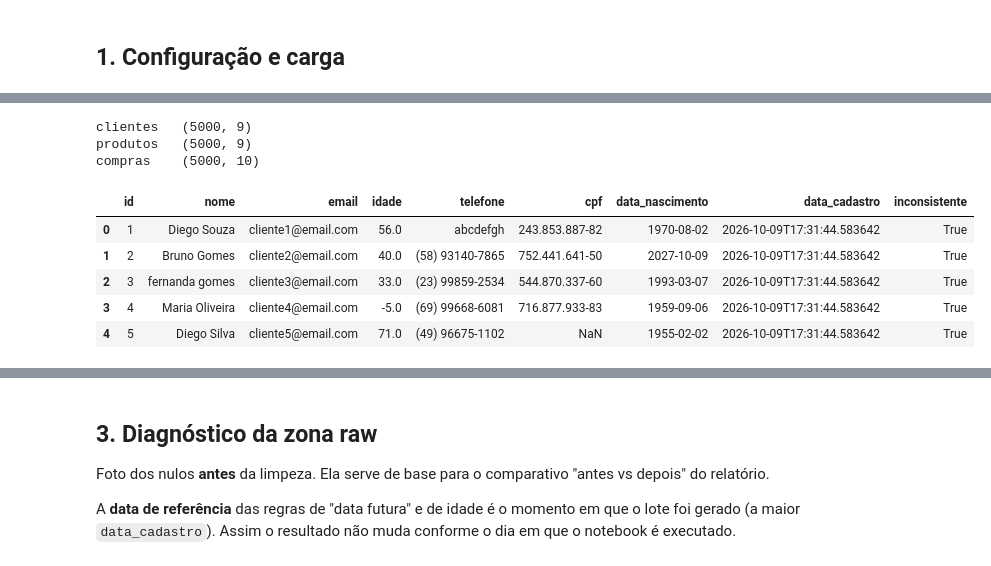
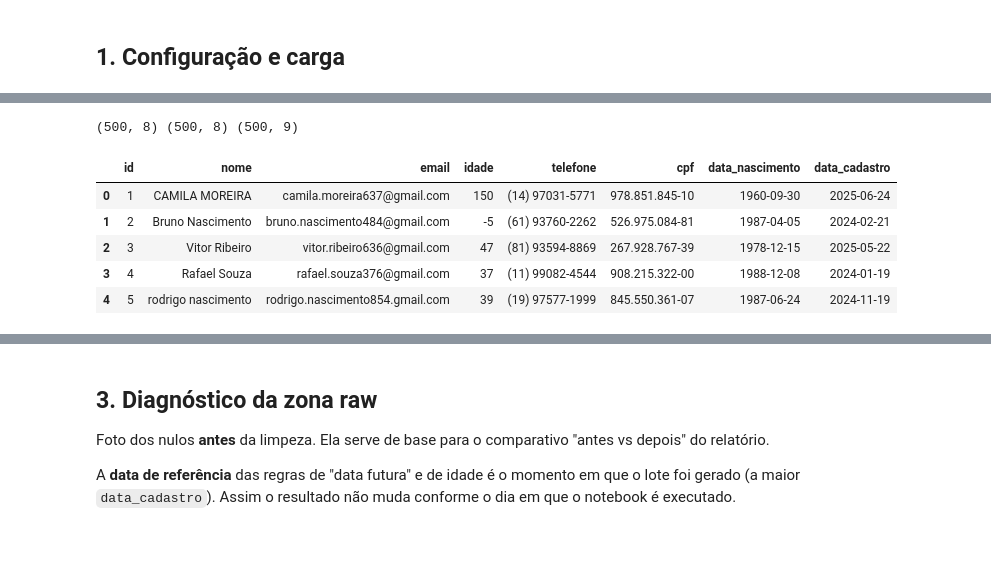
Before and after one commit to Anlbp/Projeto-Gardenia-unifeob, a Jupyter notebook: recursos/dados/notebooks_dados/03_limpeza.ipynb, the cells around one changed output, grey strips where cells are left out. Cells and saved outputs as stored; diff of their text form; code cells hidden in the pictures.

```diff
--- a/recursos/dados/notebooks_dados/03_limpeza.ipynb
+++ b/recursos/dados/notebooks_dados/03_limpeza.ipynb
@@ -103,49 +93,27 @@ compras    <- https://raw.githubusercontent.com/Anlbp/Projeto-Gardenia-unifeob/m
 # %%
-def ler_texto(origem):
-    if origem.startswith("http"):
-        try:
-            with urllib.request.urlopen(origem) as resp:
-                return resp.read().decode("utf-8")
-        except urllib.error.HTTPError as e:
-            raise FileNotFoundError(
-                f"Não consegui baixar {origem} (HTTP {e.code}).\n"
-                "Confira: (1) GITHUB_USUARIO, GITHUB_REPO e GITHUB_BRANCH; "
-                "(2) o repositório é público; "
-                "(3) clientes_N.csv, produtos_N.csv e compras_N.csv estão em PASTA_DADOS "
-                "(se você moveu os arquivos de pasta, atualize PASTA_DADOS) e LOTE está certo.\n"
-                'Alternativa: troque para FONTE = "upload".'
-            ) from None
-    with open(origem, encoding="utf-8") as f:
-        return f.read()
-
-
-# Colunas de texto são lidas como texto para não perder zeros à esquerda (CPF, telefone)
-COLUNAS_TEXTO = {c: str for c in ["nome", "email", "telefone", "cpf", "data_nascimento",
-                                  "data_cadastro", "categoria", "data_compra", "status"]}
-
-
-def ler_csv(origem):
-    texto = ler_texto(origem)
+def ler_csv(nome):
+    texto = enviados[nome].decode("utf-8-sig")
     primeira_linha = texto.splitlines()[0]
     sep = "\t" if primeira_linha.count("\t") > primeira_linha.count(",") else ","
-    return pd.read_csv(io.StringIO(texto), sep=sep, dtype=COLUNAS_TEXTO)
+    return pd.read_csv(io.StringIO(texto), sep=sep)
 
+clientes = ler_csv(caminhos["clientes"])
+produtos = ler_csv(caminhos["produtos"])
+compras  = ler_csv(caminhos["compras"])
 
-raw = {t: ler_csv(caminhos[t]) for t in TABELAS}
+raw = {"clientes": clientes, "produtos": produtos, "compras": compras}
+dados = raw
 
-for t, df in raw.items():
-    print(f"{t:10s} {df.shape}")
-raw["clientes"].head()
+print(clientes.shape, produtos.shape, compras.shape)
+clientes.head()
 # %% [output]
-clientes   (5000, 9)
-produtos   (5000, 9)
-compras    (5000, 10)
+(500, 8) (500, 8) (500, 9)
-|  | id | nome | email | idade | telefone | cpf | data_nascimento | data_cadastro | inconsistente |
-| 0 | 1 | Diego Souza | cliente1@email.com | 56.0 | abcdefgh | 243.853.887-82 | 1970-08-02 | 2026-10-09T17:31:44.583642 | True |
-| 1 | 2 | Bruno Gomes | cliente2@email.com | 40.0 | (58) 93140-7865 | 752.441.641-50 | 2027-10-09 | 2026-10-09T17:31:44.583642 | True |
-| 2 | 3 | fernanda gomes | cliente3@email.com | 33.0 | (23) 99859-2534 | 544.870.337-60 | 1993-03-07 | 2026-10-09T17:31:44.583642 | True |
-| 3 | 4 | Maria Oliveira | cliente4@email.com | -5.0 | (69) 99668-6081 | 716.877.933-83 | 1959-09-06 | 2026-10-09T17:31:44.583642 | True |
-| 4 | 5 | Diego Silva | cliente5@email.com | 71.0 | (49) 96675-1102 | NaN | 1955-02-02 | 2026-10-09T17:31:44.583642 | True |
+|  | id | nome | email | idade | telefone | cpf | data_nascimento | data_cadastro |
+| 0 | 1 | CAMILA MOREIRA | camila.moreira637@gmail.com | 150 | (14) 97031-5771 | 978.851.845-10 | 1960-09-30 | 2025-06-24 |
+| 1 | 2 | Bruno Nascimento | bruno.nascimento484@gmail.com | -5 | (61) 93760-2262 | 526.975.084-81 | 1987-04-05 | 2024-02-21 |
+| 2 | 3 | Vitor Ribeiro | vitor.ribeiro636@gmail.com | 47 | (81) 93594-8869 | 267.928.767-39 | 1978-12-15 | 2025-05-22 |
+| 3 | 4 | Rafael Souza | rafael.souza376@gmail.com | 37 | (11) 99082-4544 | 908.215.322-00 | 1988-12-08 | 2024-01-19 |
+| 4 | 5 | rodrigo nascimento | rodrigo.nascimento854.gmail.com | 39 | (19) 97577-1999 | 845.550.361-07 | 1987-06-24 | 2024-11-19 |
 # %% [markdown]
 ## 2. Dicionário de dados e regras
 
```
Also changed, not shown: parts of 18 cells of this notebook, 7 other files.
